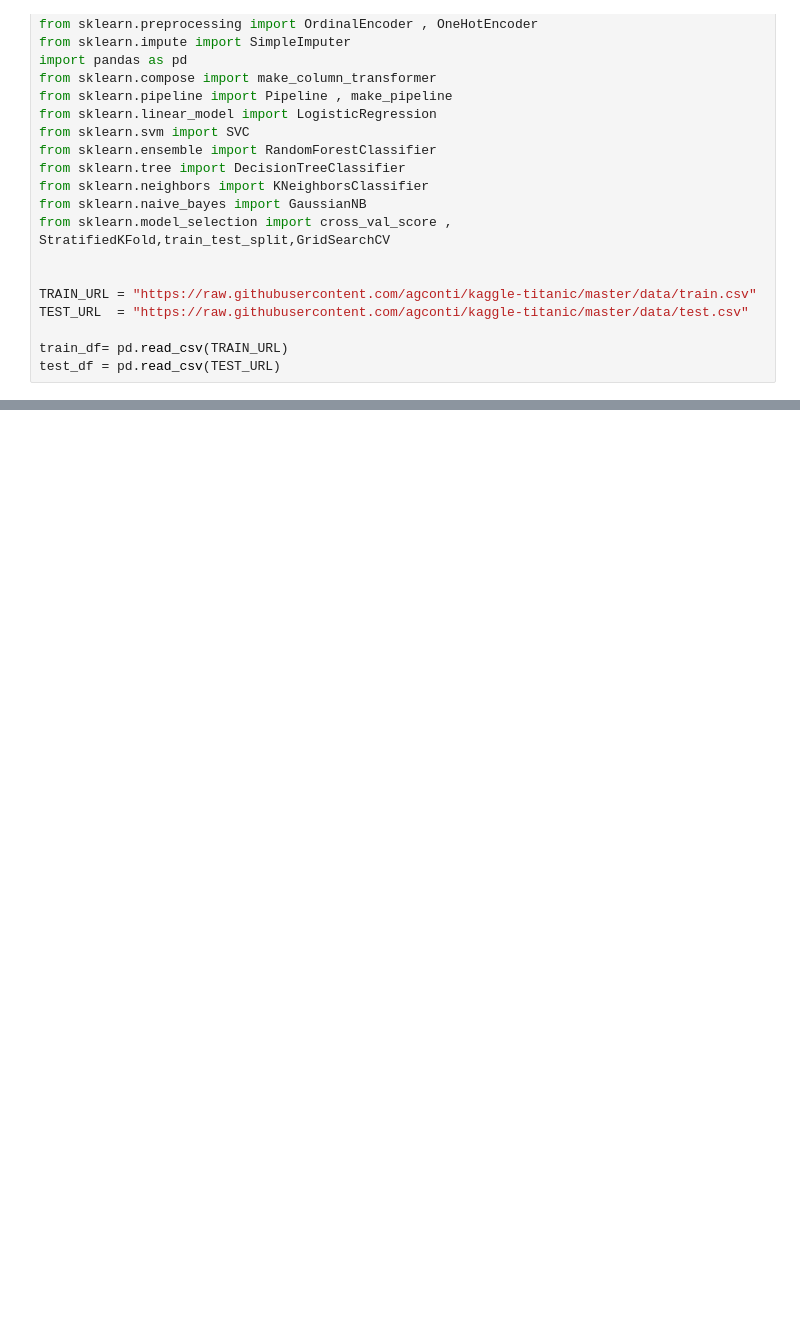
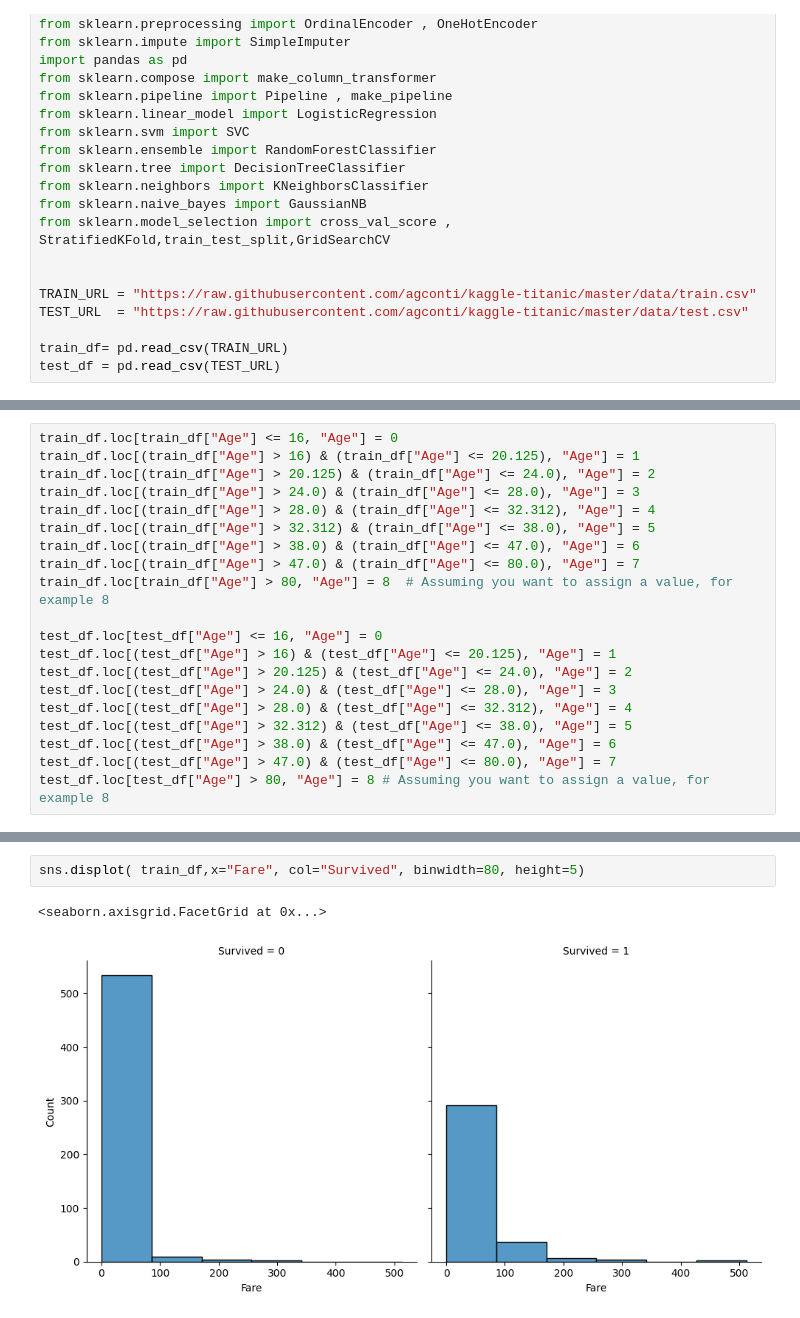
Before and after one commit to Endale2/Machine_Learning_Projects_Series, a Jupyter notebook: day_02_titanic_survival_prediction.ipynb, the cells around one changed output, grey strips where cells are left out. Drawn from its saved outputs; the diff is of its cells as text; blank space fills up the shorter version.

```diff
--- a/day_02_titanic_survival_prediction.ipynb
+++ b/day_02_titanic_survival_prediction.ipynb
@@ -32,0 +176,20 @@ train_df.head()
+# %%
+train_df.loc[train_df["Age"] <= 16, "Age"] = 0
+train_df.loc[(train_df["Age"] > 16) & (train_df["Age"] <= 20.125), "Age"] = 1
+train_df.loc[(train_df["Age"] > 20.125) & (train_df["Age"] <= 24.0), "Age"] = 2
+train_df.loc[(train_df["Age"] > 24.0) & (train_df["Age"] <= 28.0), "Age"] = 3
+train_df.loc[(train_df["Age"] > 28.0) & (train_df["Age"] <= 32.312), "Age"] = 4
+train_df.loc[(train_df["Age"] > 32.312) & (train_df["Age"] <= 38.0), "Age"] = 5
+train_df.loc[(train_df["Age"] > 38.0) & (train_df["Age"] <= 47.0), "Age"] = 6
+train_df.loc[(train_df["Age"] > 47.0) & (train_df["Age"] <= 80.0), "Age"] = 7
+train_df.loc[train_df["Age"] > 80, "Age"] = 8  # Assuming you want to assign a value, for example 8
+
+test_df.loc[test_df["Age"] <= 16, "Age"] = 0
+test_df.loc[(test_df["Age"] > 16) & (test_df["Age"] <= 20.125), "Age"] = 1
+test_df.loc[(test_df["Age"] > 20.125) & (test_df["Age"] <= 24.0), "Age"] = 2
+test_df.loc[(test_df["Age"] > 24.0) & (test_df["Age"] <= 28.0), "Age"] = 3
+test_df.loc[(test_df["Age"] > 28.0) & (test_df["Age"] <= 32.312), "Age"] = 4
+test_df.loc[(test_df["Age"] > 32.312) & (test_df["Age"] <= 38.0), "Age"] = 5
+test_df.loc[(test_df["Age"] > 38.0) & (test_df["Age"] <= 47.0), "Age"] = 6
+test_df.loc[(test_df["Age"] > 47.0) & (test_df["Age"] <= 80.0), "Age"] = 7
+test_df.loc[test_df["Age"] > 80, "Age"] = 8 # Assuming you want to assign a value, for example 8
@@ -32,0 +205,5 @@ train_df.head()
+# %%
+sns.displot( train_df,x="Fare", col="Survived", binwidth=80, height=5)
+# %% [output]
+<seaborn.axisgrid.FacetGrid at 0x...>
+[figure, added]
```
Also changed, not shown: parts of 28 cells of this notebook.
